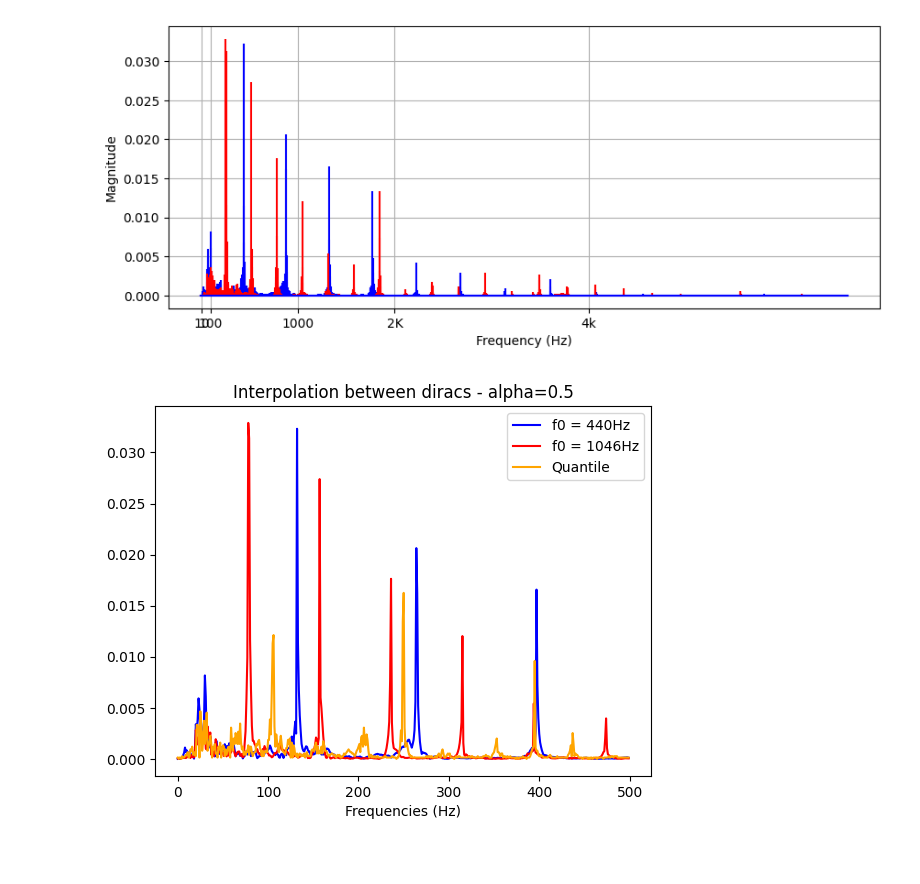
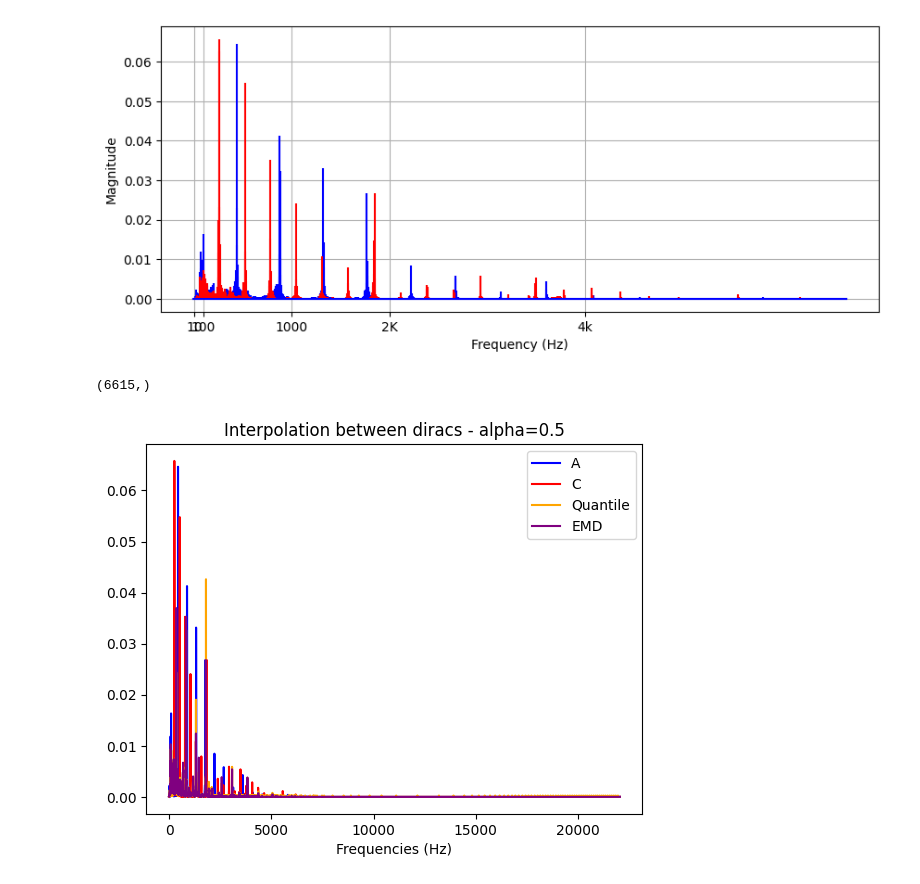
Before and after one commit to zaquastier/audio_1D_transport, a Jupyter notebook: audio_ot_v3.ipynb, the cells around one changed output. Cells and saved outputs as stored; diff of their text form; code cells hidden in the pictures; blank space fills up the shorter version.

```diff
--- a/audio_ot_v3.ipynb
+++ b/audio_ot_v3.ipynb
@@ -31,9 +32,9 @@ frequency = np.fft.fftfreq(n, d=1/sr)
 frequency = frequency[:len(frequency) // 2]
 
 # Take the magnitude of the FFT and normalize it
-A_magnitude = np.abs(A_fft)
+A_magnitude = np.abs(A_fft)[:len(frequency)]
 A_magnitude /= np.sum(A_magnitude)
-C_magnitude = np.abs(C_fft)
+C_magnitude = np.abs(C_fft)[:len(frequency)]
 C_magnitude /= np.sum(C_magnitude)
 
 
@@ -50,25 +51,40 @@ plt.xticks([10, 100, 1000, 2000, 4000], ['10', '100', '1000', '2K', '4k'])
 plt.grid(True)
 plt.show()
 # %% [output]
-[figure, old version]
+[figure, new version]
+# %%
+frequency.shape
+# %% [output]
+(6615,)
 # %%
 # Optimal transport
 
 alpha = 0.5
 
 # Quantile method
 
 quantile_interpolation = quantile_optimal_transport(A_magnitude, C_magnitude, alpha=alpha)
-quantile_interpolation = np.pad(quantile_interpolation,(0, len(A_signal) - len(quantile_interpolation)))
 quantile_interpolation /= np.sum(quantile_interpolation)
 
-index = 1000
-plt.plot(np.arange(sr/2)[:500], A_magnitude[:500], label=f"f0 = {A_freq:.0f}Hz", color="blue")
-plt.plot(np.arange(sr/2)[:500], C_magnitude[:500], label=f"f0 = {C_freq:.0f}Hz", color="red")
-plt.plot(np.arange(sr/2)[:500], quantile_interpolation[:500], label='Quantile', color="orange")
+# EMD
+
+emd_plan = ot.emd_1d(frequency, frequency, A_magnitude, C_magnitude)
+
+emd_plan = csr_matrix(emd_plan)
+emd_interpolation = np.zeros(len(frequency))
+row, col = emd_plan.nonzero()
+for i, j in zip(row, col):
+    index = get_frequency(i, j, alpha=alpha, method='int')
+    emd_interpolation[index] += emd_plan[i, j]
+emd_interpolation /= np.sum(emd_interpolation)
+
+plt.plot(frequency, A_magnitude, label=f"A", color="blue")
+plt.plot(frequency, C_magnitude, label=f"C", color="red")
+plt.plot(frequency, quantile_interpolation, label='Quantile', color="orange")
+plt.plot(frequency, emd_interpolation, label='EMD', color="purple")
 plt.xlabel("Frequencies (Hz)")
 plt.title(f"Interpolation between diracs - alpha={alpha}")
 plt.legend()
 plt.show()
 # %% [output]
-[figure, old version]
+[figure, new version]
```
Also changed, not shown: parts of 3 cells of this notebook.
